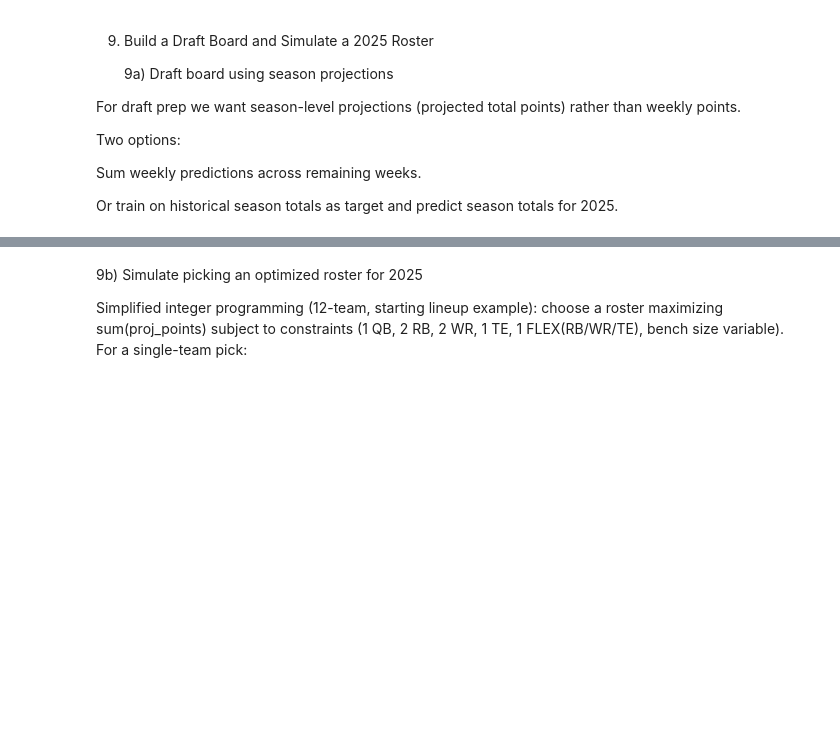
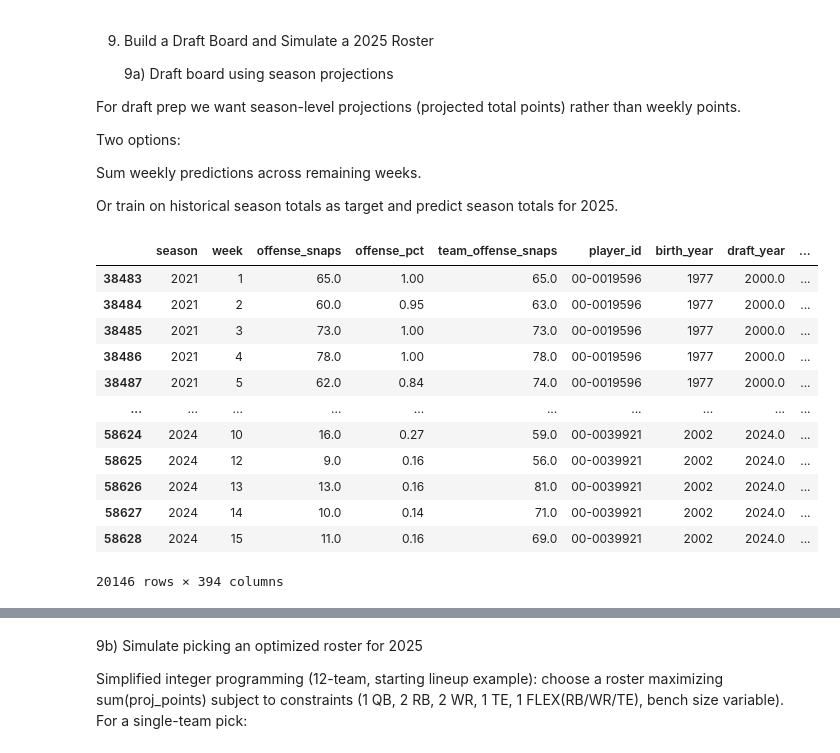
Before and after one commit to omendez930/fantasy-football-recommendations, a Jupyter notebook: draft_analysis.ipynb, the cells around one changed output, grey strips where cells are left out. Drawn from its saved outputs; the diff is of its cells as text; code cells hidden in the pictures; blank space fills up the shorter version.

```diff
--- a/draft_analysis.ipynb
+++ b/draft_analysis.ipynb
@@ -777,0 +994,16 @@ vorp_list = []
+# %%
+weekly_data_off
+# %% [output]
+|  | season | week | offense_snaps | offense_pct | team_offense_snaps | player_id | birth_year | draft_year | ... |
+| 38483 | 2021 | 1 | 65.0 | 1.00 | 65.0 | 00-0019596 | 1977 | 2000.0 | ... |
+| 38484 | 2021 | 2 | 60.0 | 0.95 | 63.0 | 00-0019596 | 1977 | 2000.0 | ... |
+| 38485 | 2021 | 3 | 73.0 | 1.00 | 73.0 | 00-0019596 | 1977 | 2000.0 | ... |
+| 38486 | 2021 | 4 | 78.0 | 1.00 | 78.0 | 00-0019596 | 1977 | 2000.0 | ... |
+| 38487 | 2021 | 5 | 62.0 | 0.84 | 74.0 | 00-0019596 | 1977 | 2000.0 | ... |
+| ... | ... | ... | ... | ... | ... | ... | ... | ... | ... |
+| 58624 | 2024 | 10 | 16.0 | 0.27 | 59.0 | 00-0039921 | 2002 | 2024.0 | ... |
+| 58625 | 2024 | 12 | 9.0 | 0.16 | 56.0 | 00-0039921 | 2002 | 2024.0 | ... |
+| 58626 | 2024 | 13 | 13.0 | 0.16 | 81.0 | 00-0039921 | 2002 | 2024.0 | ... |
+| 58627 | 2024 | 14 | 10.0 | 0.14 | 71.0 | 00-0039921 | 2002 | 2024.0 | ... |
+| 58628 | 2024 | 15 | 11.0 | 0.16 | 69.0 | 00-0039921 | 2002 | 2024.0 | ... |
+20146 rows × 394 columns
```
Also changed, not shown: parts of 40 cells of this notebook.
